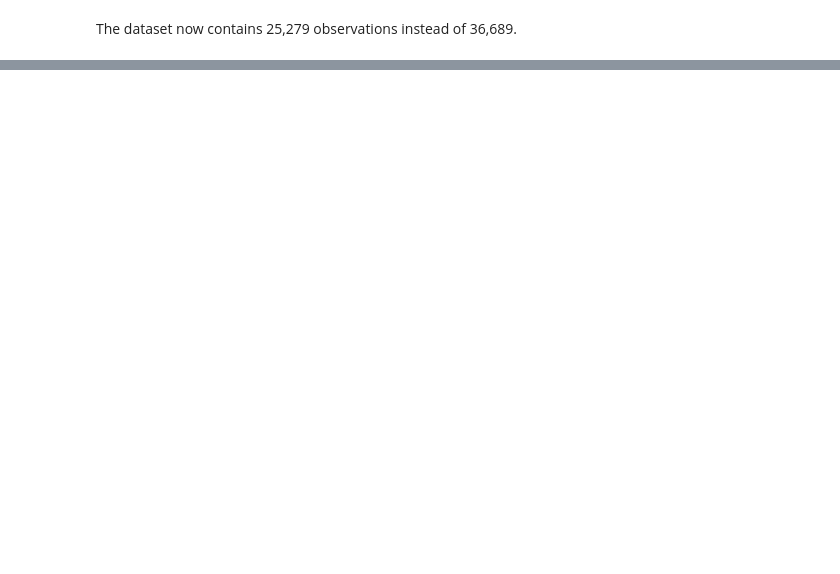
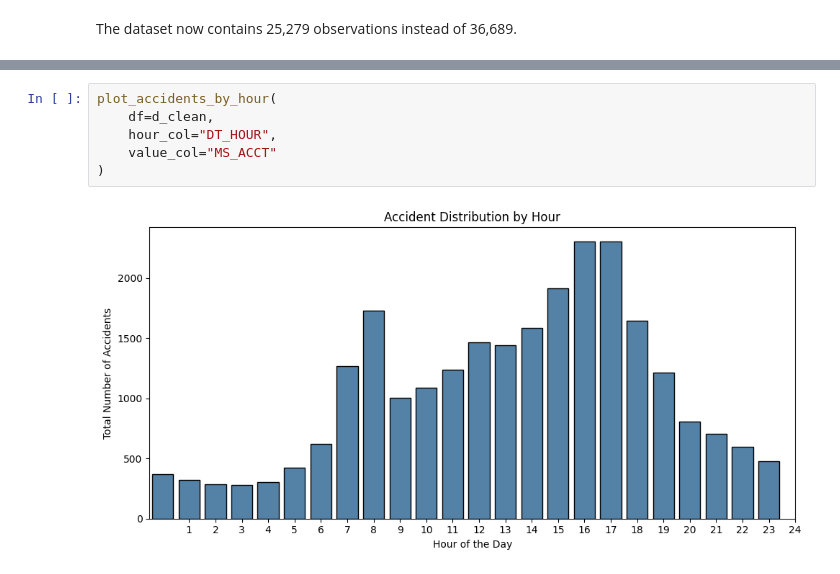
Before and after one commit to Jeremy-Mart/Mini-Project, a Jupyter notebook: Mini_Project_JEREMY_MARTIN.ipynb, the cells around one changed output, grey strips where cells are left out. Drawn from its saved outputs; the diff is of its cells as text; blank space fills up the shorter version.

```diff
--- a/Mini_Project_JEREMY_MARTIN.ipynb
+++ b/Mini_Project_JEREMY_MARTIN.ipynb
@@ -86,0 +209,8 @@ The dataset now contains 25,279 observations instead of 36,689.
+# %%
+plot_accidents_by_hour(
+    df=d_clean,
+    hour_col="DT_HOUR",
+    value_col="MS_ACCT"
+)
+# %% [output]
+[figure, added]
```
Also changed, not shown: parts of 111 cells of this notebook, 3 other files.
